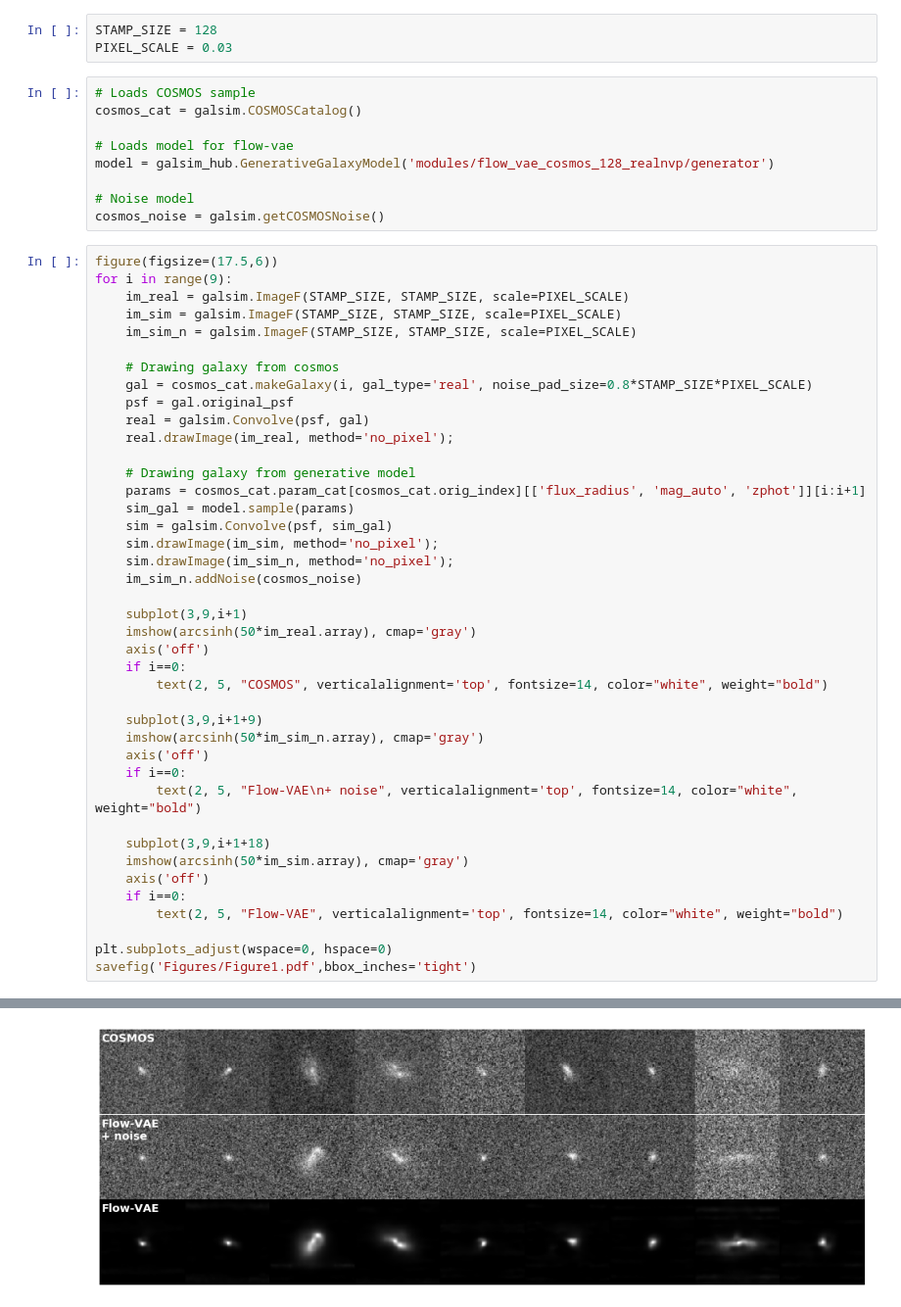
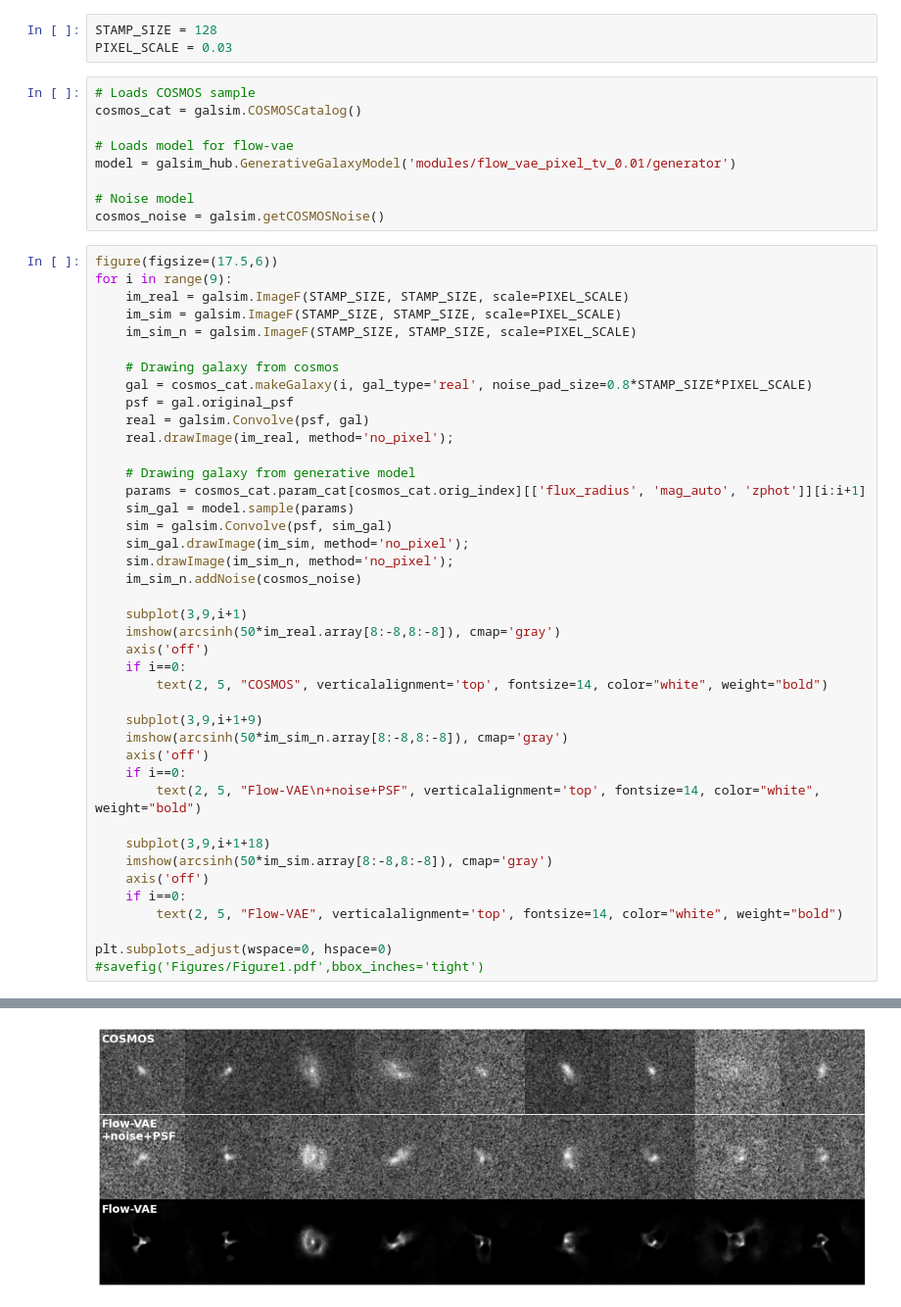
Before and after one commit to McWilliamsCenter/deep_galaxy_models, a Jupyter notebook: Figure1.ipynb, the cells around one changed output, grey strips where cells are left out. Shown at 98% size. Saved outputs shown, nothing was run; the diff lists cells and outputs as text.

```diff
--- a/Figure1.ipynb
+++ b/Figure1.ipynb
@@ -12,7 +12,7 @@ PIXEL_SCALE = 0.03
 cosmos_cat = galsim.COSMOSCatalog()
 
 # Loads model for flow-vae
-model = galsim_hub.GenerativeGalaxyModel('modules/flow_vae_cosmos_128_realnvp/generator')
+model = galsim_hub.GenerativeGalaxyModel('modules/flow_vae_pixel_tv_0.01/generator')
 
 # Noise model
 cosmos_noise = galsim.getCOSMOSNoise()
@@ -33,28 +33,28 @@ for i in range(9):
     params = cosmos_cat.param_cat[cosmos_cat.orig_index][['flux_radius', 'mag_auto', 'zphot']][i:i+1]
     sim_gal = model.sample(params)
     sim = galsim.Convolve(psf, sim_gal)
-    sim.drawImage(im_sim, method='no_pixel');
+    sim_gal.drawImage(im_sim, method='no_pixel');
     sim.drawImage(im_sim_n, method='no_pixel');
     im_sim_n.addNoise(cosmos_noise)
 
     subplot(3,9,i+1)
-    imshow(arcsinh(50*im_real.array), cmap='gray')
+    imshow(arcsinh(50*im_real.array[8:-8,8:-8]), cmap='gray')
     axis('off')
     if i==0:
         text(2, 5, "COSMOS", verticalalignment='top', fontsize=14, color="white", weight="bold")
 
     subplot(3,9,i+1+9)
-    imshow(arcsinh(50*im_sim_n.array), cmap='gray')
+    imshow(arcsinh(50*im_sim_n.array[8:-8,8:-8]), cmap='gray')
     axis('off')
     if i==0:
-        text(2, 5, "Flow-VAE\n+ noise", verticalalignment='top', fontsize=14, color="white", weight="bold")
+        text(2, 5, "Flow-VAE\n+noise+PSF", verticalalignment='top', fontsize=14, color="white", weight="bold")
 
     subplot(3,9,i+1+18)
-    imshow(arcsinh(50*im_sim.array), cmap='gray')
+    imshow(arcsinh(50*im_sim.array[8:-8,8:-8]), cmap='gray')
     axis('off')
     if i==0:
         text(2, 5, "Flow-VAE", verticalalignment='top', fontsize=14, color="white", weight="bold")
 
 plt.subplots_adjust(wspace=0, hspace=0)
-savefig('Figures/Figure1.pdf',bbox_inches='tight')
+#savefig('Figures/Figure1.pdf',bbox_inches='tight')
 # %% [output]
@@ -68 +61 @@ INFO:tensorflow:Saver not created because there are no variables in the graph to
-[figure, old version]
+[figure, new version]
```
Also changed, not shown: parts of 1 cell of this notebook, 3 other files.
